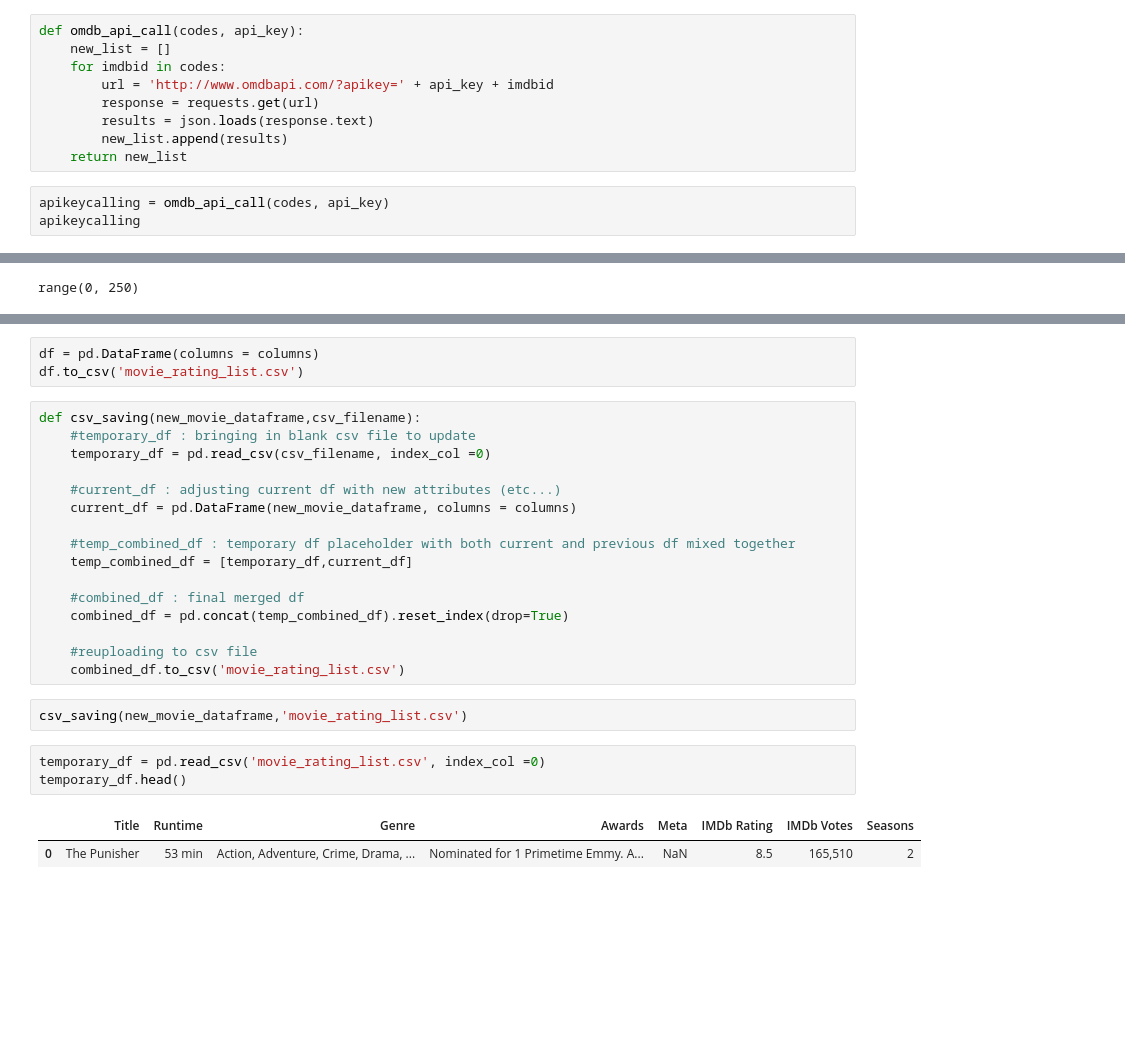
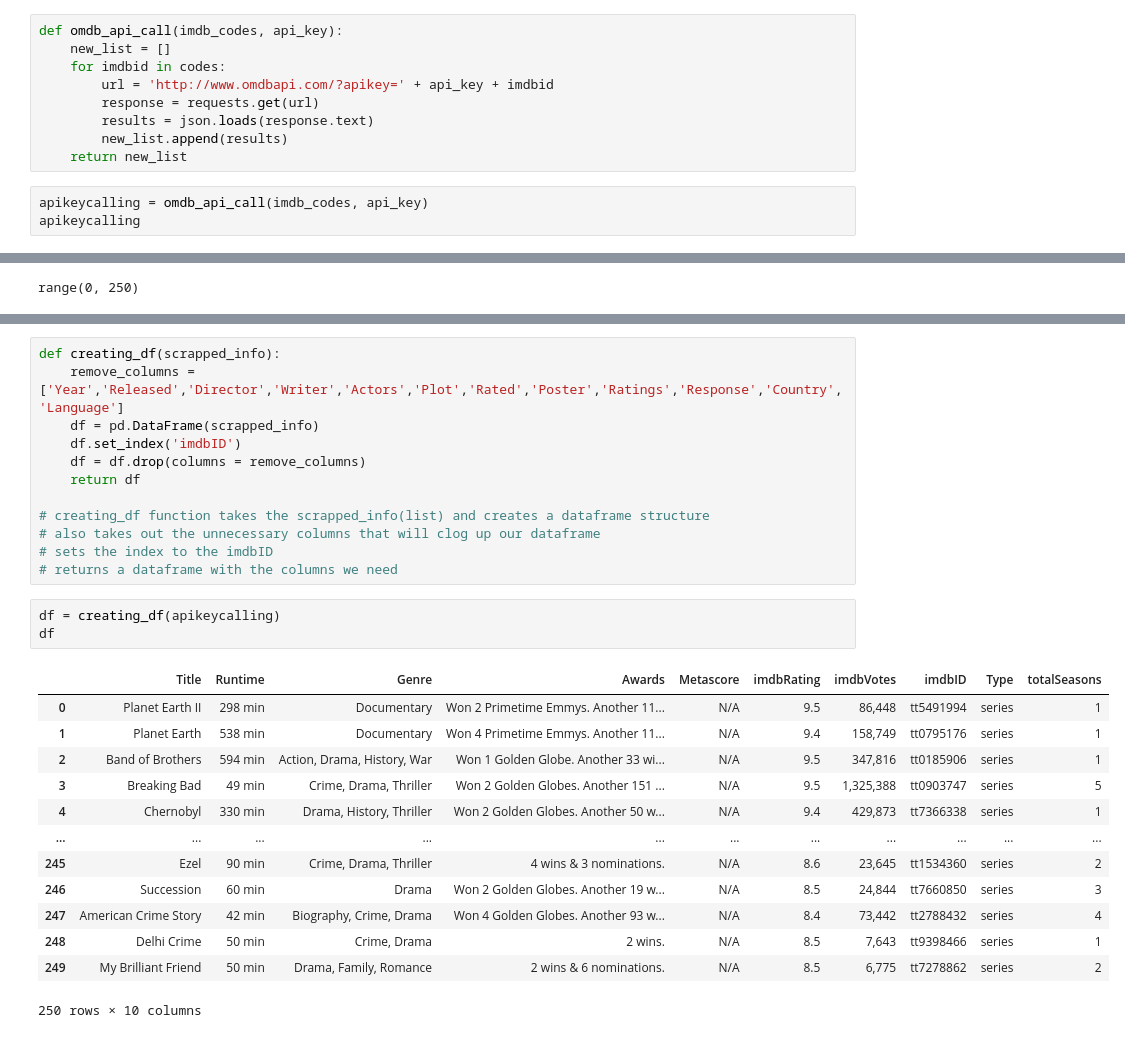
Before and after one commit to Kanqaroo/movieassestment-project, a Jupyter notebook: webscrapping -- creating df - Dong.ipynb, the cells around one changed output, grey strips where cells are left out. Drawn from its saved outputs; the diff is of its cells as text; blank space fills up the shorter version.

```diff
--- a/webscrapping -- creating df - Dong.ipynb
+++ b/webscrapping -- creating df - Dong.ipynb
@@ -36,7 +25,7 @@ codes
 # %%
 api_key = '944239dd'
 # %%
-def omdb_api_call(codes, api_key):
+def omdb_api_call(imdb_codes, api_key):
     new_list = []
     for imdbid in codes:
         url = 'http://www.omdbapi.com/?apikey=' + api_key + imdbid
@@ -45,7 +34,7 @@ def omdb_api_call(codes, api_key):
         new_list.append(results)
     return new_list
 # %%
-apikeycalling = omdb_api_call(codes, api_key)
+apikeycalling = omdb_api_call(imdb_codes, api_key)
 apikeycalling
 # %% [output]
 [{'Title': 'Planet Earth II',
@@ -132,27 +64,29 @@ TypeError: string indices must be integers
-# %%
-df = pd.DataFrame(columns = columns)
-df.to_csv('movie_rating_list.csv')
-# %%
-def csv_saving(new_movie_dataframe,csv_filename):
-    #temporary_df : bringing in blank csv file to update
-    temporary_df = pd.read_csv(csv_filename, index_col =0)
-
-    #current_df : adjusting current df with new attributes (etc...)
-    current_df = pd.DataFrame(new_movie_dataframe, columns = columns)
-
-    #temp_combined_df : temporary df placeholder with both current and previous df mixed together
-    temp_combined_df = [temporary_df,current_df]
-
-    #combined_df : final merged df
-    combined_df = pd.concat(temp_combined_df).reset_index(drop=True)
-
-    #reuploading to csv file
-    combined_df.to_csv('movie_rating_list.csv')
-# %%
-csv_saving(new_movie_dataframe,'movie_rating_list.csv')
-# %%
-temporary_df = pd.read_csv('movie_rating_list.csv', index_col =0)
-temporary_df.head()
-# %% [output]
-|  | Title | Runtime | Genre | Awards | Meta | IMDb Rating | IMDb Votes | Seasons |
-| 0 | The Punisher | 53 min | Action, Adventure, Crime, Drama, ... | Nominated for 1 Primetime Emmy. A... | NaN | 8.5 | 165,510 | 2 |
+# %%
+def creating_df(scrapped_info):
+    remove_columns = ['Year','Released','Director','Writer','Actors','Plot','Rated','Poster','Ratings','Response','Country','Language']
+    df = pd.DataFrame(scrapped_info)
+    df.set_index('imdbID')
+    df = df.drop(columns = remove_columns)
+    return df
+
+# creating_df function takes the scrapped_info(list) and creates a dataframe structure
+# also takes out the unnecessary columns that will clog up our dataframe
+# sets the index to the imdbID
+# returns a dataframe with the columns we need
+# %%
+df = creating_df(apikeycalling)
+df
+# %% [output]
+|  | Title | Runtime | Genre | Awards | Metascore | imdbRating | imdbVotes | imdbID | Type | totalSeasons |
+| 0 | Planet Earth II | 298 min | Documentary | Won 2 Primetime Emmys. Another 11... | N/A | 9.5 | 86,448 | tt5491994 | series | 1 |
+| 1 | Planet Earth | 538 min | Documentary | Won 4 Primetime Emmys. Another 11... | N/A | 9.4 | 158,749 | tt0795176 | series | 1 |
+| 2 | Band of Brothers | 594 min | Action, Drama, History, War | Won 1 Golden Globe. Another 33 wi... | N/A | 9.5 | 347,816 | tt0185906 | series | 1 |
+| 3 | Breaking Bad | 49 min | Crime, Drama, Thriller | Won 2 Golden Globes. Another 151 ... | N/A | 9.5 | 1,325,388 | tt0903747 | series | 5 |
+| 4 | Chernobyl | 330 min | Drama, History, Thriller | Won 2 Golden Globes. Another 50 w... | N/A | 9.4 | 429,873 | tt7366338 | series | 1 |
+| ... | ... | ... | ... | ... | ... | ... | ... | ... | ... | ... |
+| 245 | Ezel | 90 min | Crime, Drama, Thriller | 4 wins & 3 nominations. | N/A | 8.6 | 23,645 | tt1534360 | series | 2 |
+| 246 | Succession | 60 min | Drama | Won 2 Golden Globes. Another 19 w... | N/A | 8.5 | 24,844 | tt7660850 | series | 3 |
+| 247 | American Crime Story | 42 min | Biography, Crime, Drama | Won 4 Golden Globes. Another 93 w... | N/A | 8.4 | 73,442 | tt2788432 | series | 4 |
+| 248 | Delhi Crime | 50 min | Crime, Drama | 2 wins. | N/A | 8.5 | 7,643 | tt9398466 | series | 1 |
+| 249 | My Brilliant Friend | 50 min | Drama, Family, Romance | 2 wins & 6 nominations. | N/A | 8.5 | 6,775 | tt7278862 | series | 2 |
+250 rows × 10 columns
```
Also changed, not shown: parts of 10 cells of this notebook, 1 other file.
